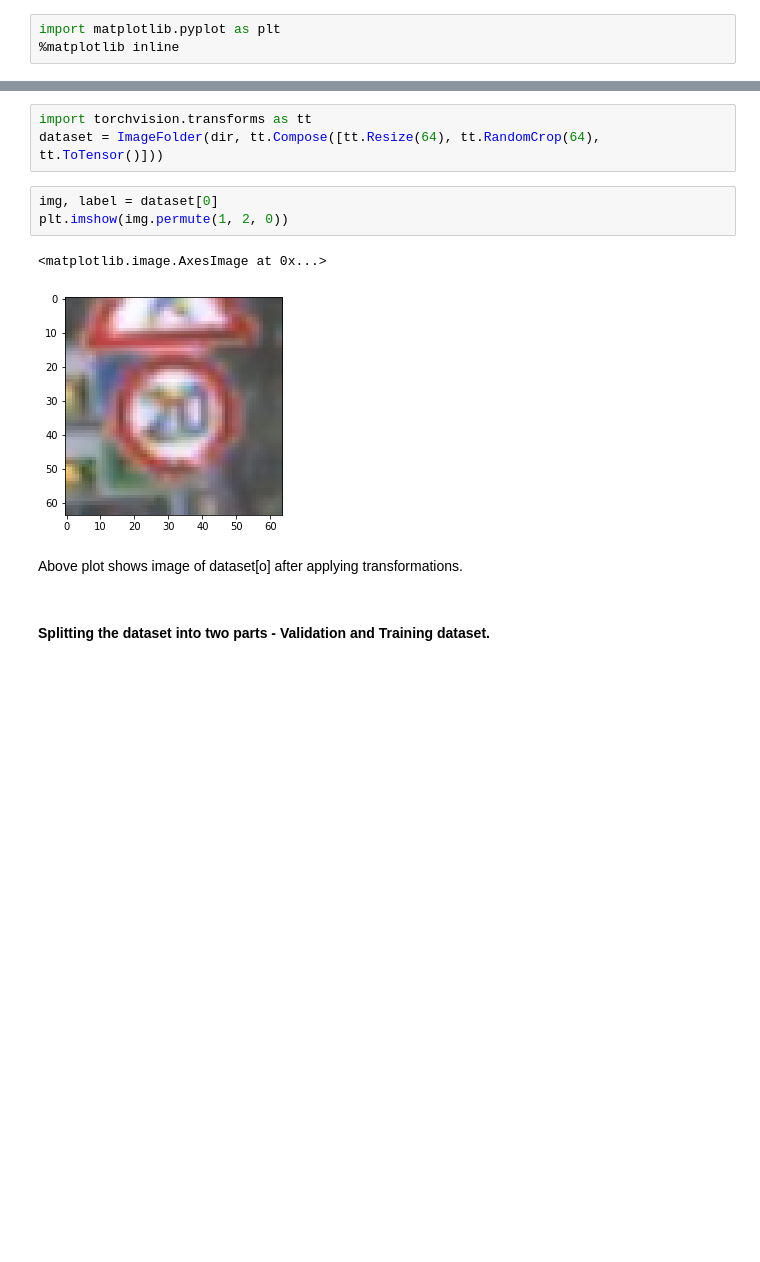
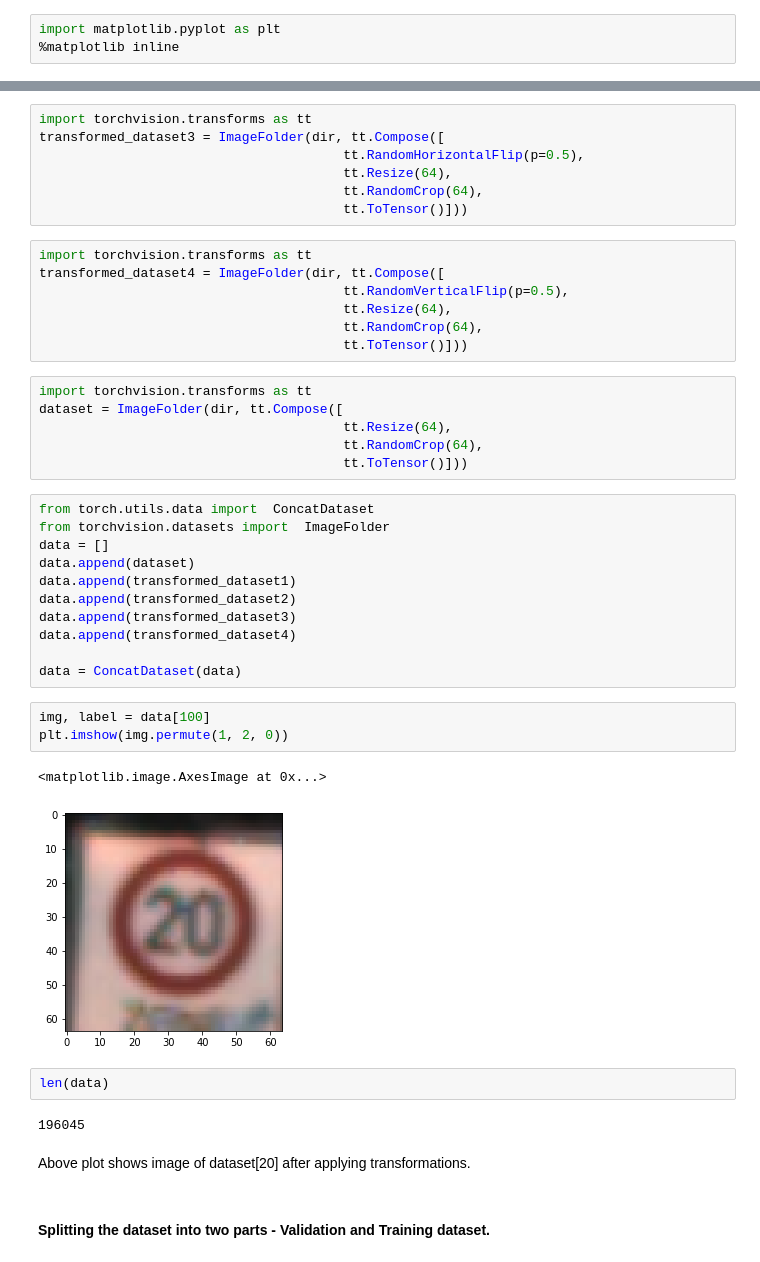
Before and after one commit to kajalkattige30/DLProject, a Jupyter notebook: TrafficSignRecognitionProject.ipynb, the cells around one changed output, grey strips where cells are left out. Saved outputs shown, nothing was run; the diff lists cells and outputs as text; blank space fills up the shorter version.

```diff
--- a/TrafficSignRecognitionProject.ipynb
+++ b/TrafficSignRecognitionProject.ipynb
@@ -79,14 +125,46 @@ tt.Compose is used to apply a bunch of transformations in order. When we are bui
+# %%
+import torchvision.transforms as tt
+transformed_dataset3 = ImageFolder(dir, tt.Compose([
+                                       tt.RandomHorizontalFlip(p=0.5),
+                                       tt.Resize(64),
+                                       tt.RandomCrop(64),
+                                       tt.ToTensor()]))
+# %%
+import torchvision.transforms as tt
+transformed_dataset4 = ImageFolder(dir, tt.Compose([
+                                       tt.RandomVerticalFlip(p=0.5),
+                                       tt.Resize(64),
+                                       tt.RandomCrop(64),
+                                       tt.ToTensor()]))
 # %%
 import torchvision.transforms as tt
-dataset = ImageFolder(dir, tt.Compose([tt.Resize(64), tt.RandomCrop(64), tt.ToTensor()]))
+dataset = ImageFolder(dir, tt.Compose([
+                                       tt.Resize(64),
+                                       tt.RandomCrop(64),
+                                       tt.ToTensor()]))
+# %%
+from torch.utils.data import  ConcatDataset
+from torchvision.datasets import  ImageFolder
+data = []
+data.append(dataset)
+data.append(transformed_dataset1)
+data.append(transformed_dataset2)
+data.append(transformed_dataset3)
+data.append(transformed_dataset4)
+
+data = ConcatDataset(data)
 # %%
-img, label = dataset[0]
+img, label = data[100]
 plt.imshow(img.permute(1, 2, 0))
 # %% [output]
 <matplotlib.image.AxesImage at 0x...>
-[figure, old version]
+[figure, new version]
+# %%
+len(data)
+# %% [output]
+196045
 # %% [markdown]
-Above plot shows image of dataset[o] after applying transformations.
+Above plot shows image of dataset[20] after applying transformations.
 # %% [markdown]
 #### Splitting the dataset into two parts - Validation and Training dataset.
 # %%
```
Also changed, not shown: parts of 57 cells of this notebook.
